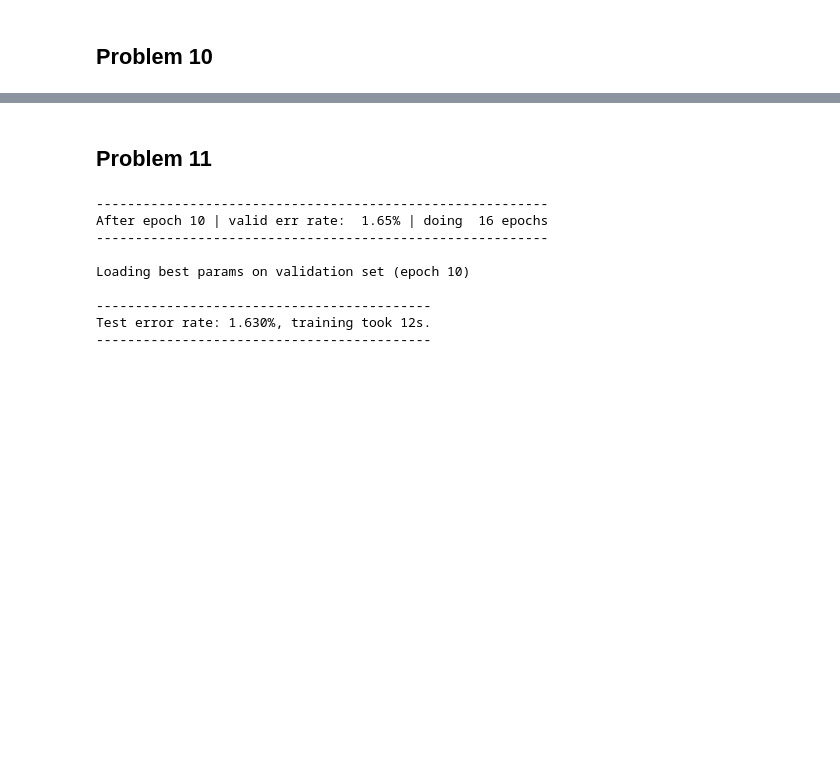
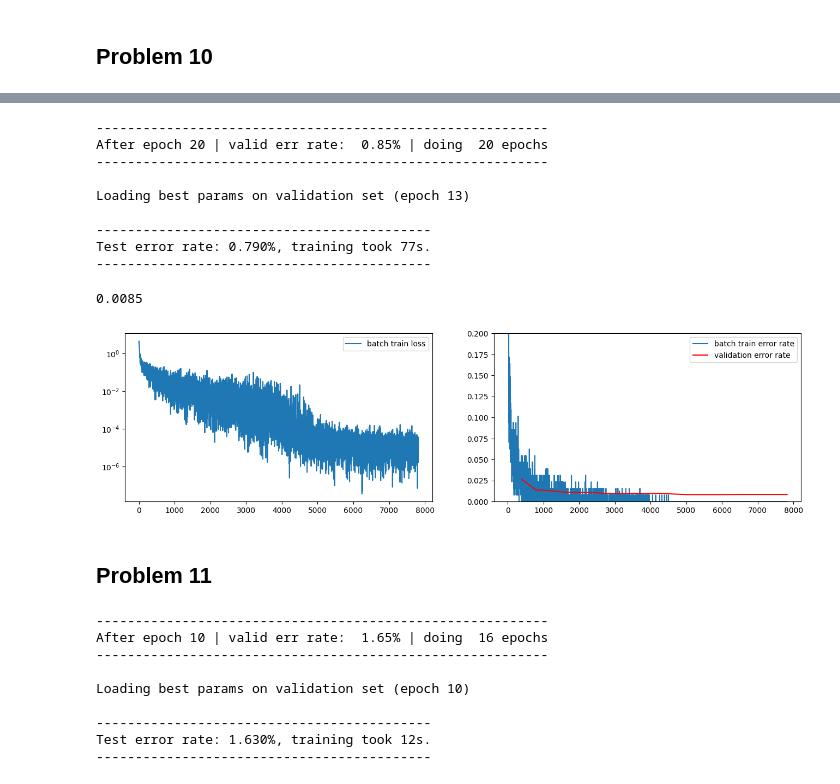
Before and after one commit to dmika1234/dl_uwr, a Jupyter notebook: Assignments/Assignment2/Assignment2.ipynb, the cells around one changed output, grey strips where cells are left out. Saved outputs shown, nothing was run; the diff lists cells and outputs as text; code cells hidden in the pictures; blank space fills up the shorter version.

```diff
--- a/Assignments/Assignment2/Assignment2.ipynb
+++ b/Assignments/Assignment2/Assignment2.ipynb
@@ -1027,3 +1054,40 @@ best_val_err, best_hyperparams
+# %%
+alpha = 0.5
+epsilon = 0.99
+decay=0.0
+max_num_epochs = 50
+hidden_neurons = 800
+gain = np.sqrt(3)
+lr_schedule = (partial(div_schedule2, threshold=16), "epochs")
+
+torch.manual_seed(2023)
+model = Model(nn.Unflatten(-1, (1, 28, 28)),
+              nn.Conv2d(1, 32, kernel_size=3, stride=1, padding=1),
+              nn.ReLU(),
+              nn.MaxPool2d(kernel_size=2, stride=2),
+              nn.Conv2d(32, 64, kernel_size=3, stride=1, padding=1),
+              nn.ReLU(),
+              nn.MaxPool2d(kernel_size=2, stride=2),
+              nn.Flatten(),
+              nn.Linear(64*7*7, 64*7*7),
+              nn.ReLU(),
+              nn.Linear(64*7*7, 10))
+model.init_params_xavier(gain=gain)
+# %%
+train_model(model, mnist_loaders, alpha, epsilon, lr_schedule, decay, max_num_epochs,
+             train_transform=None, device=device)
+# %% [output]
+----------------------------------------------------------
+After epoch 20 | valid err rate:  0.85% | doing  20 epochs
+----------------------------------------------------------
+
+Loading best params on validation set (epoch 13)
+
+-------------------------------------------
+Test error rate: 0.790%, training took 77s.
+-------------------------------------------
+0.0085
+[figure, added]
 # %% [markdown]
 ## Problem 11
 # %%
```
Also changed, not shown: parts of 10 cells of this notebook.
